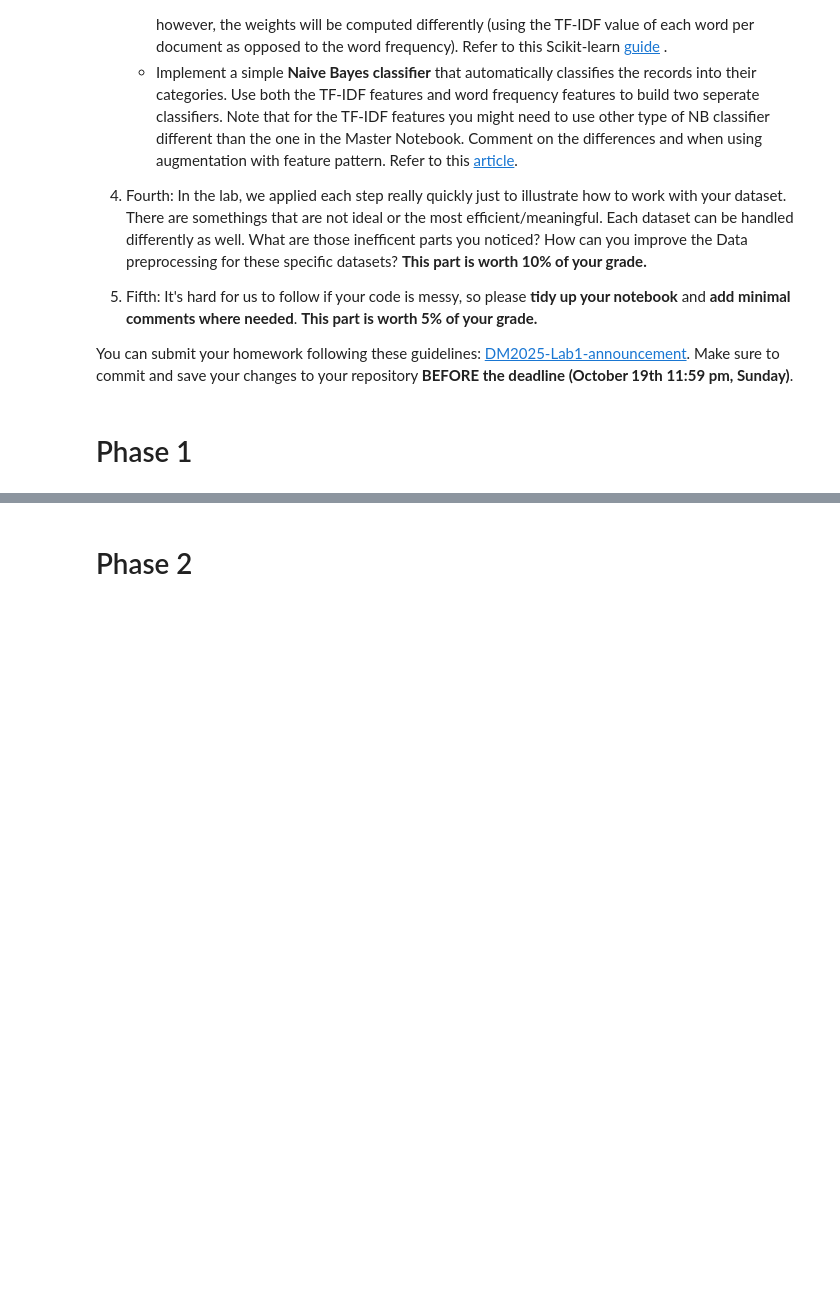
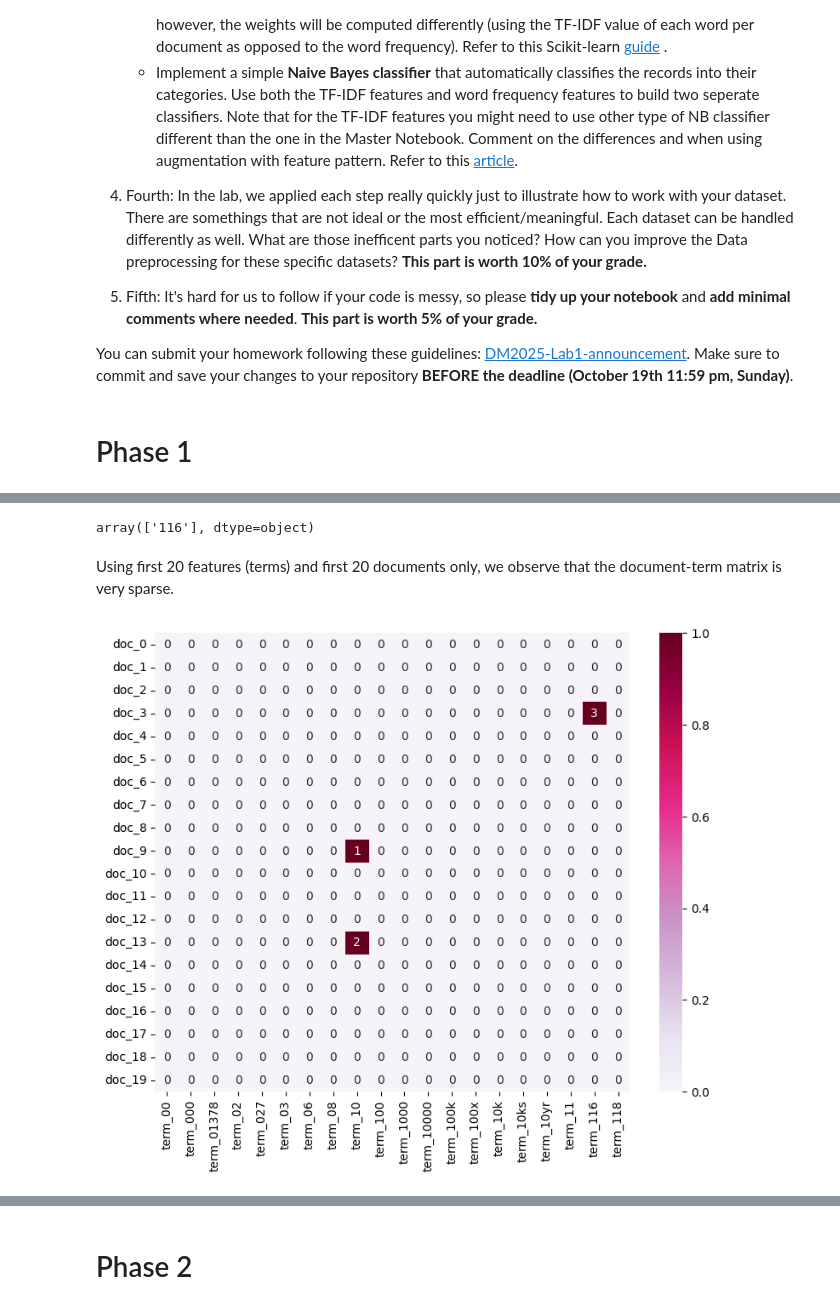
Before and after one commit to huang-chen-wei/DM2025-Lab1-Exercise, a Jupyter notebook: DM2025-Lab1-Homework.ipynb, the cells around one changed output, grey strips where cells are left out. Saved outputs shown, nothing was run; the diff lists cells and outputs as text; code cells hidden in the pictures; blank space fills up the shorter version.

```diff
--- a/DM2025-Lab1-Homework.ipynb
+++ b/DM2025-Lab1-Homework.ipynb
@@ -62,0 +161,4 @@ You can submit your homework following these guidelines: [DM2025-Lab1-announceme
+# %%
+for i in range(4):
+    print(f"Example {i+1}")
+    print("\n".join(df.text[i].split("\n")))
@@ -62,0 +379,4 @@ You can submit your homework following these guidelines: [DM2025-Lab1-announceme
+# %%
+# takes a like a minute or two to process
+X['unigrams'] = X['text'].apply(lambda x: dmh.tokenize_text(x))
+X["unigrams"]
@@ -62,0 +414,6 @@ You can submit your homework following these guidelines: [DM2025-Lab1-announceme
+# %%
+from sklearn.feature_extraction.text import CountVectorizer
+
+count_vect = CountVectorizer()
+X_counts = count_vect.fit_transform(X.text) #learn the vocabulary and return document-term matrix
+print(X_counts[0])
@@ -62,0 +480,21 @@ You can submit your homework following these guidelines: [DM2025-Lab1-announceme
+# %%
+mask = X_counts[3].toarray() == 3 # find which columns in the document are nonzero
+true_indices = np.flatnonzero(mask.ravel()) # ravel() helps flatten to 1D
+count_vect.get_feature_names_out()[true_indices[0:1]] # The first nonzero column shown above
+# %% [output]
+array(['116'], dtype=object)
+# %% [markdown]
+Using first 20 features (terms) and first 20 documents only, we observe that the document-term matrix is very sparse.
+# %%
+import seaborn as sns
+
+plot_x = ["term_"+str(i) for i in count_vect.get_feature_names_out()[0:20]] # first twenty features only
+plot_y = ["doc_"+str(i) for i in list(X.index)[0:20]] # obtain document index
+plot_z = X_counts[0:20, 0:20].toarray() #X_counts[how many documents, how many terms]
+df_todraw = pd.DataFrame(plot_z, columns = plot_x, index = plot_y)
+plt.subplots(figsize=(9, 7))
+ax = sns.heatmap(df_todraw,
+                 cmap="PuRd",
+                 vmin=0, vmax=1, annot=True)
+# %% [output]
+[figure, added]
```
Also changed, not shown: parts of 65 cells of this notebook, 4 other files.
